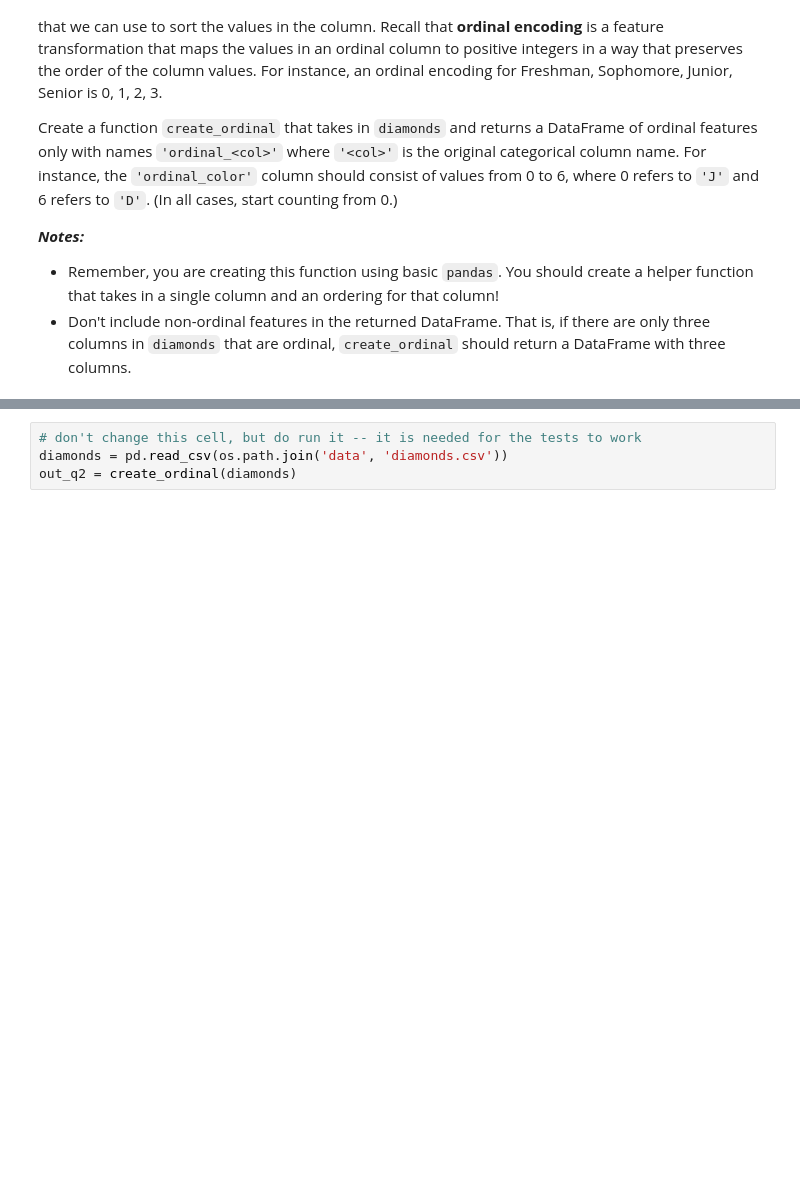
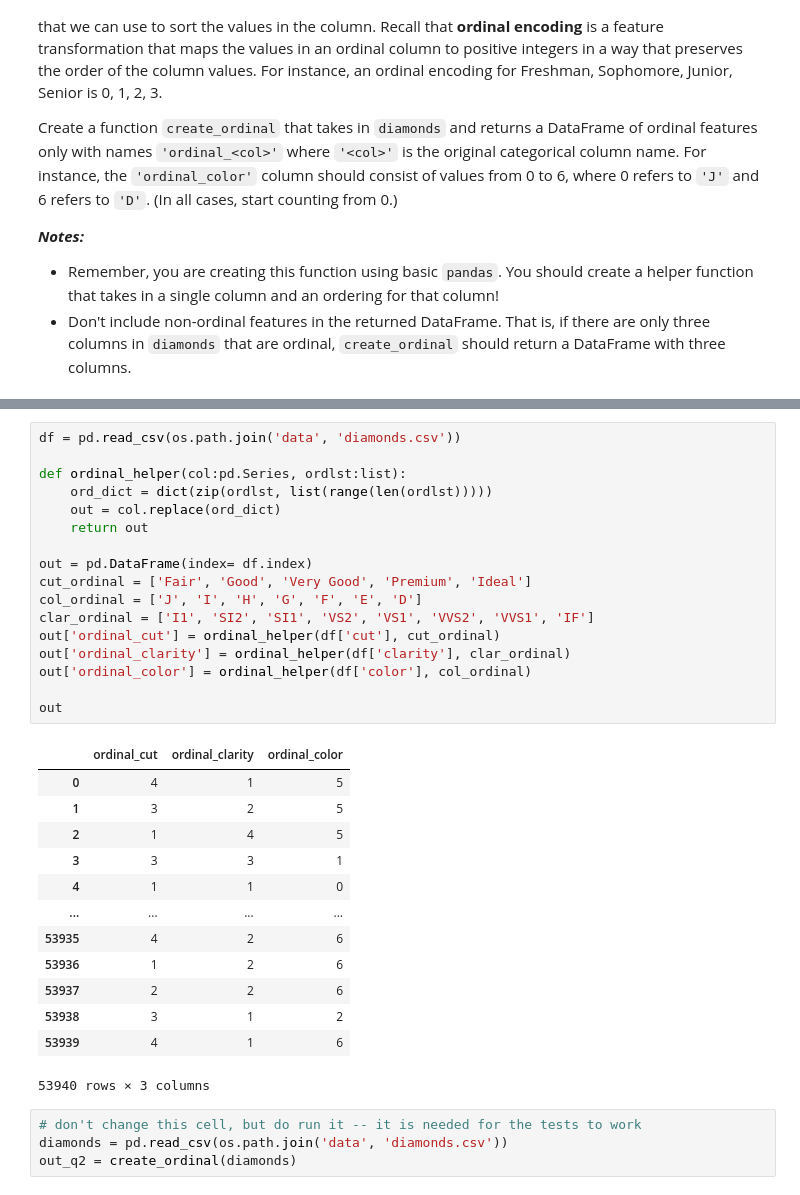
Before and after one commit to zaki1503/dsc80-2022-fa, a Jupyter notebook: labs/08-features/assignment/lab.ipynb, the cells around one changed output, grey strips where cells are left out. Saved outputs shown, nothing was run; the diff lists cells and outputs as text; blank space fills up the shorter version.

```diff
--- a/labs/08-features/assignment/lab.ipynb
+++ b/labs/08-features/assignment/lab.ipynb
@@ -212,3 +250,34 @@ Create a function `create_ordinal` that takes in `diamonds` and returns a DataFr
+# %%
+df = pd.read_csv(os.path.join('data', 'diamonds.csv'))
+
+def ordinal_helper(col:pd.Series, ordlst:list):
+    ord_dict = dict(zip(ordlst, list(range(len(ordlst)))))
+    out = col.replace(ord_dict)
+    return out
+
+out = pd.DataFrame(index= df.index)
+cut_ordinal = ['Fair', 'Good', 'Very Good', 'Premium', 'Ideal']
+col_ordinal = ['J', 'I', 'H', 'G', 'F', 'E', 'D']
+clar_ordinal = ['I1', 'SI2', 'SI1', 'VS2', 'VS1', 'VVS2', 'VVS1', 'IF']
+out['ordinal_cut'] = ordinal_helper(df['cut'], cut_ordinal)
+out['ordinal_clarity'] = ordinal_helper(df['clarity'], clar_ordinal)
+out['ordinal_color'] = ordinal_helper(df['color'], col_ordinal)
+
+out
+# %% [output]
+|  | ordinal_cut | ordinal_clarity | ordinal_color |
+| 0 | 4 | 1 | 5 |
+| 1 | 3 | 2 | 5 |
+| 2 | 1 | 4 | 5 |
+| 3 | 3 | 3 | 1 |
+| 4 | 1 | 1 | 0 |
+| ... | ... | ... | ... |
+| 53935 | 4 | 2 | 6 |
+| 53936 | 1 | 2 | 6 |
+| 53937 | 2 | 2 | 6 |
+| 53938 | 3 | 1 | 2 |
+| 53939 | 4 | 1 | 6 |
+53940 rows × 3 columns
 # %%
 # don't change this cell, but do run it -- it is needed for the tests to work
 diamonds = pd.read_csv(os.path.join('data', 'diamonds.csv'))
```
Also changed, not shown: parts of 18 cells of this notebook.
